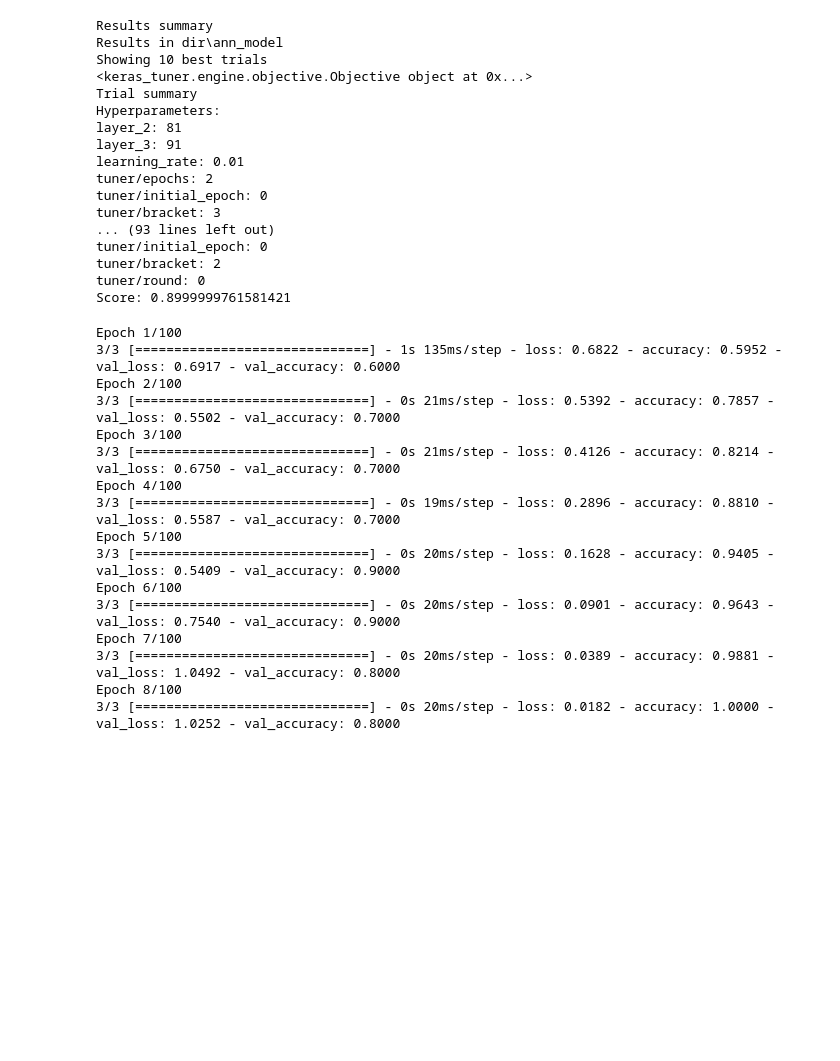
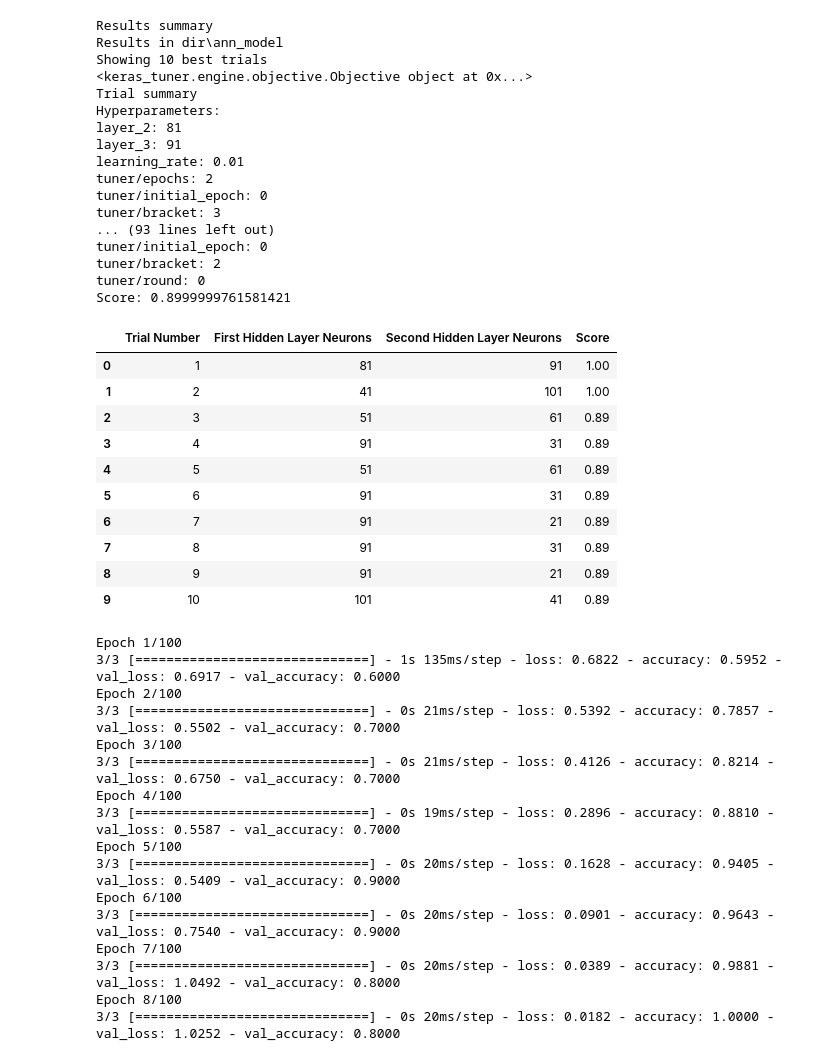
Before and after one commit to jishnu3000/flood-prediction, a Jupyter notebook: F20PA.ipynb, the cells around one changed output. Drawn from its saved outputs; the diff is of its cells as text; code cells hidden in the pictures; blank space fills up the shorter version.

```diff
--- a/F20PA.ipynb
+++ b/F20PA.ipynb
@@ -202,6 +201,29 @@ tuner/initial_epoch: 0
 tuner/bracket: 2
 tuner/round: 0
 Score: 0.8999999761581421
+# %%
+k_tuner_summary = {
+    'Trial Number': list(range(1, 11)),
+    'First Hidden Layer Neurons': [81, 41, 51, 91, 51, 91, 91, 91, 91, 101],
+    'Second Hidden Layer Neurons': [91, 101, 61, 31, 61, 31, 21, 31, 21, 41],
+    'Score': [1.0, 1.0, 0.89, 0.89, 0.89, 0.89, 0.89, 0.89, 0.89, 0.89]
+}
+
+df_k_tuner_summary = pd.DataFrame(k_tuner_summary)
+
+df_k_tuner_summary
+# %% [output]
+|  | Trial Number | First Hidden Layer Neurons | Second Hidden Layer Neurons | Score |
+| 0 | 1 | 81 | 91 | 1.00 |
+| 1 | 2 | 41 | 101 | 1.00 |
+| 2 | 3 | 51 | 61 | 0.89 |
+| 3 | 4 | 91 | 31 | 0.89 |
+| 4 | 5 | 51 | 61 | 0.89 |
+| 5 | 6 | 91 | 31 | 0.89 |
+| 6 | 7 | 91 | 21 | 0.89 |
+| 7 | 8 | 91 | 31 | 0.89 |
+| 8 | 9 | 91 | 21 | 0.89 |
+| 9 | 10 | 101 | 41 | 0.89 |
 # %%
 # get the best hyperparameters
 best_hyperparameters = ktuner.get_best_hyperparameters(num_trials=1)[0]
```
Also changed, not shown: parts of 3 cells of this notebook.
